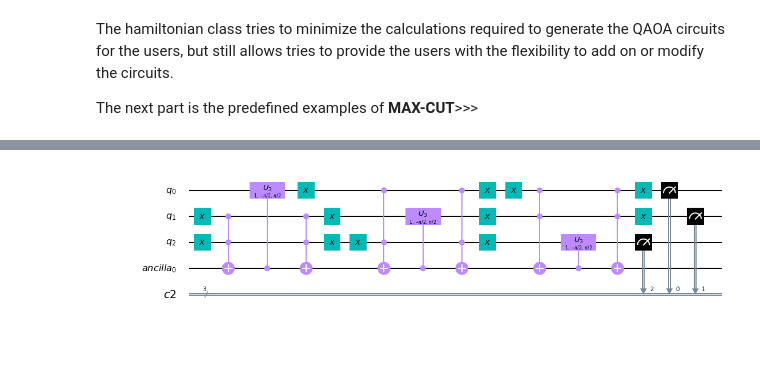
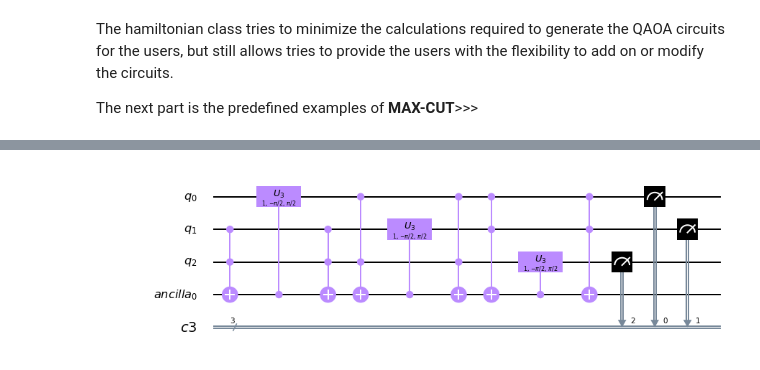
Before and after one commit to nus-comparch/hamiltonian_engine, a Jupyter notebook: Examples/1_Getting_Started.ipynb, the cells around one changed output, grey strips where cells are left out. Cells and saved outputs as stored; diff of their text form; code cells hidden in the pictures; blank space fills up the shorter version.

Commit message:
controlled hamiltonians for degree <= 2

```diff
--- a/Examples/1_Getting_Started.ipynb
+++ b/Examples/1_Getting_Started.ipynb
@@ -354,9 +356,9 @@ cir_p.draw(output='mpl')
 # %%
-mx_ham.controlledXMixer(betas,1, G, True, True)
+mx_ham.controlledXMixer(betas,1, G, False, True)
 cir_m = mx_ham.get_quantumCircuit()
 cir_m.draw(output='mpl')
 # %% [output]
-[figure, old version]
+[figure, new version]
 # %%
 cir_full = phase_h / mx_ham
 cir_full.draw(output='mpl')
```
Also changed, not shown: parts of 12 cells of this notebook, 5 other files.
